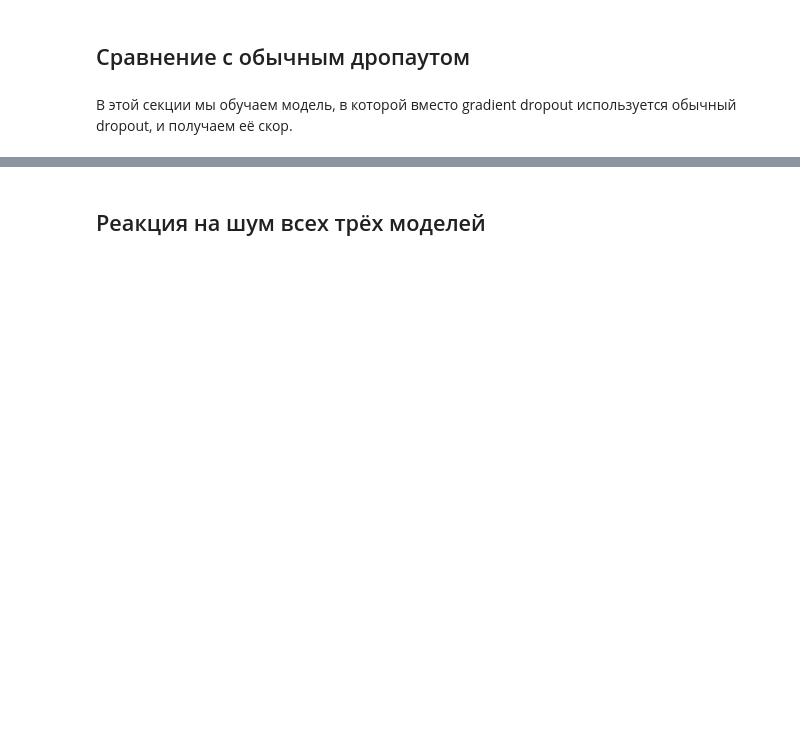
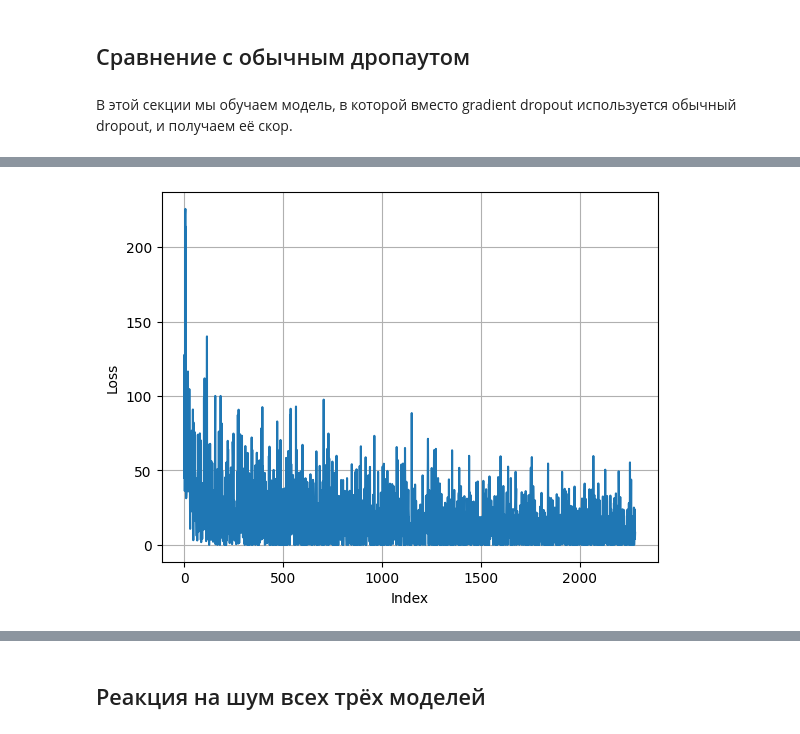
Before and after one commit to LISA-ITMO/CGT4NN, a Jupyter notebook: LearningTree.ipynb, the cells around one changed output, grey strips where cells are left out. Saved outputs shown, nothing was run; the diff lists cells and outputs as text; code cells hidden in the pictures; blank space fills up the shorter version.

Commit message:
LearningTree.ipynb: обучить DropoutNetwork

```diff
--- a/LearningTree.ipynb
+++ b/LearningTree.ipynb
@@ -364,3 +364,41 @@ score(model, dataset.data.test_loader, dataset.learning_task.criterion, metric="
 ## Сравнение с обычным дропаутом
 # %% [markdown]
 В этой секции мы обучаем модель, в которой вместо gradient dropout используется обычный dropout, и получаем её скор.
+# %%
+import torch.optim as optim
+from cgtnnlib.plt_extras import plot_list
+from cgtnnlib.training import init_weights_xavier, train_model
+from cgtnnlib.nn.DropoutNetwork import DropoutNetwork
+from cgtnnlib.constants import EPOCHS, LEARNING_RATE
+
+
+from cgtnnlib.datasets import datasets
+
+dataset = datasets[0]
+dataset
+
+P = 0.5
+
+model = DropoutNetwork(
+    inputs_count=dataset.features_count,
+    outputs_count=dataset.classes_count,
+    p=P,
+)
+
+model.apply(init_weights_xavier)
+
+losses = train_model(
+    model=model,
+    dataset=dataset,
+    epochs=EPOCHS * 3,
+    iteration=0,
+    p=P,
+    criterion=dataset.learning_task.criterion,
+    optimizer=optim.Adam(
+        model.parameters(),
+        lr=LEARNING_RATE,
+    ),
+)
+
+plot_list(losses, y_label='Loss')
+# %% [output]
@@ -366,0 +406 @@ score(model, dataset.data.test_loader, dataset.learning_task.criterion, metric="
+[figure, added]
```
Also changed, not shown: parts of 8 cells of this notebook.
